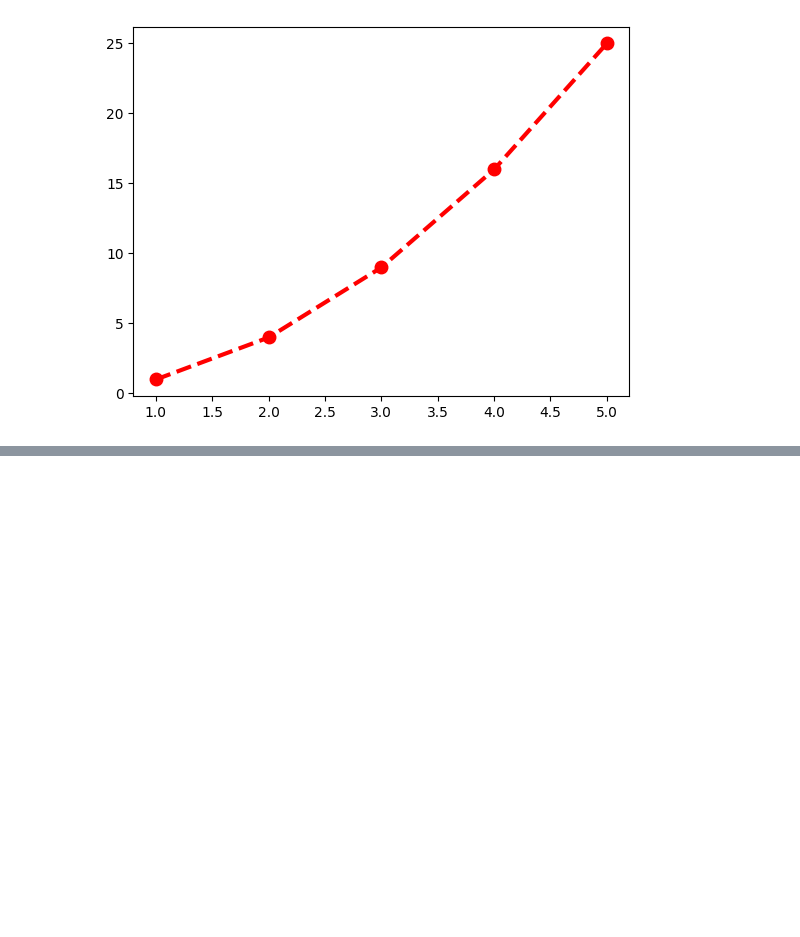
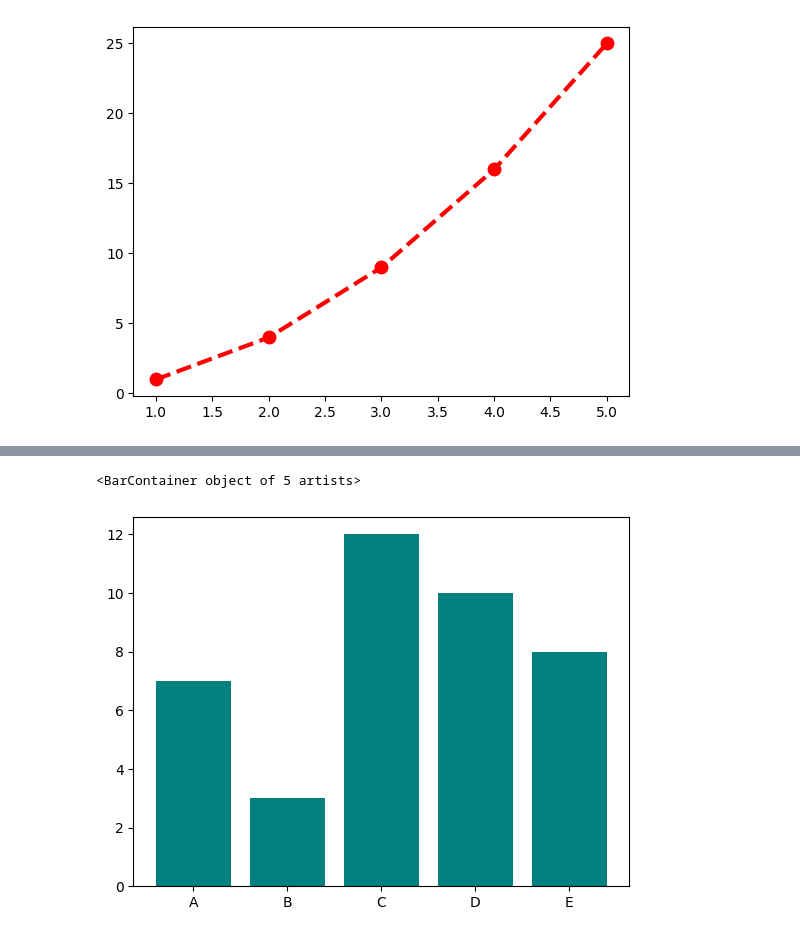
Before and after one commit to omni1chirag/DataAnalystBootcamp, a Jupyter notebook: python/10-Data Analysis With Python/10.5-matplotlib.ipynb, the cells around one changed output, grey strips where cells are left out. Saved outputs shown, nothing was run; the diff lists cells and outputs as text; code cells hidden in the pictures; blank space fills up the shorter version.

```diff
--- a/python/10-Data Analysis With Python/10.5-matplotlib.ipynb
+++ b/python/10-Data Analysis With Python/10.5-matplotlib.ipynb
@@ -81,0 +84,10 @@ Text(0.5, 1.0, 'plot 2')
+# %%
+# Bar plot
+categories=['A','B','C','D','E']
+values=[7,3,12,10,8]
+
+# craete a bar plot
+plt.bar(categories, values, color='teal')
+# %% [output]
+<BarContainer object of 5 artists>
+[figure, added]
```
Also changed, not shown: parts of 11 cells of this notebook, 2 other files.
